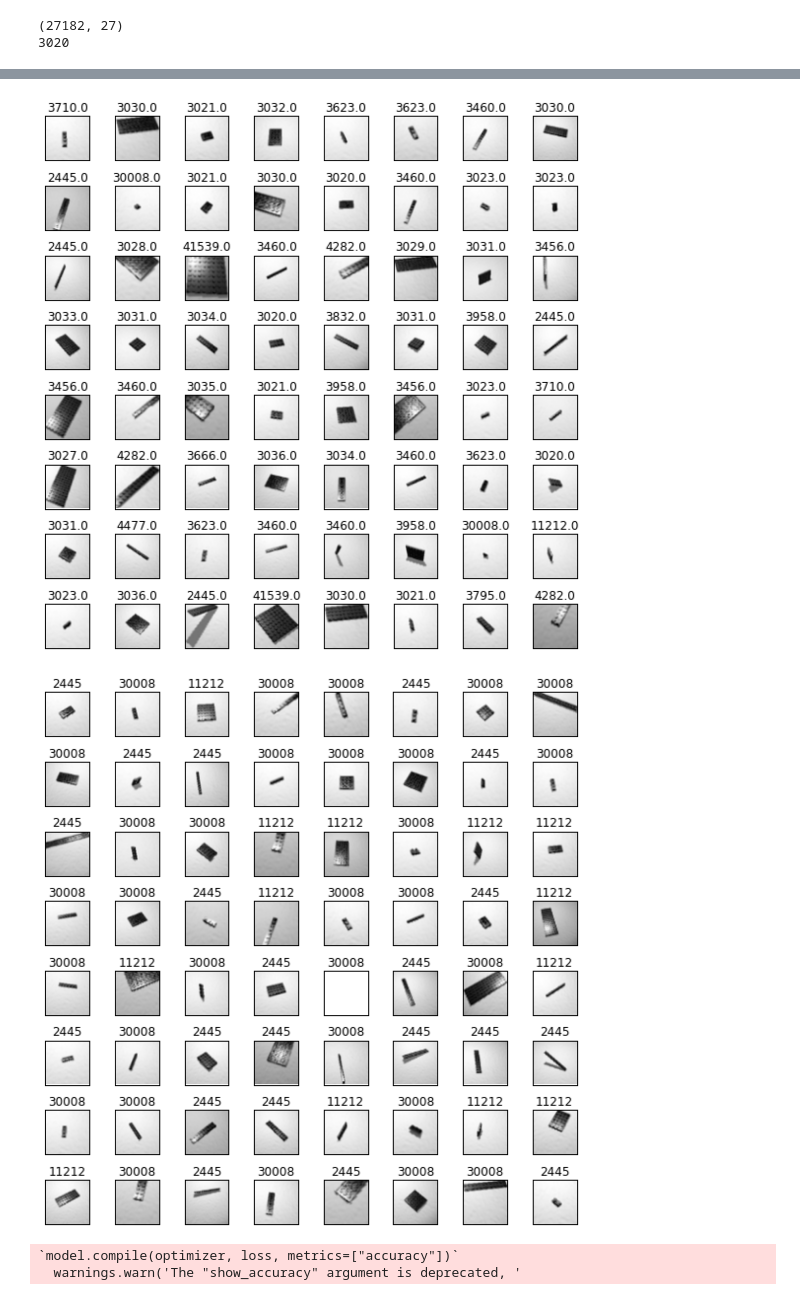
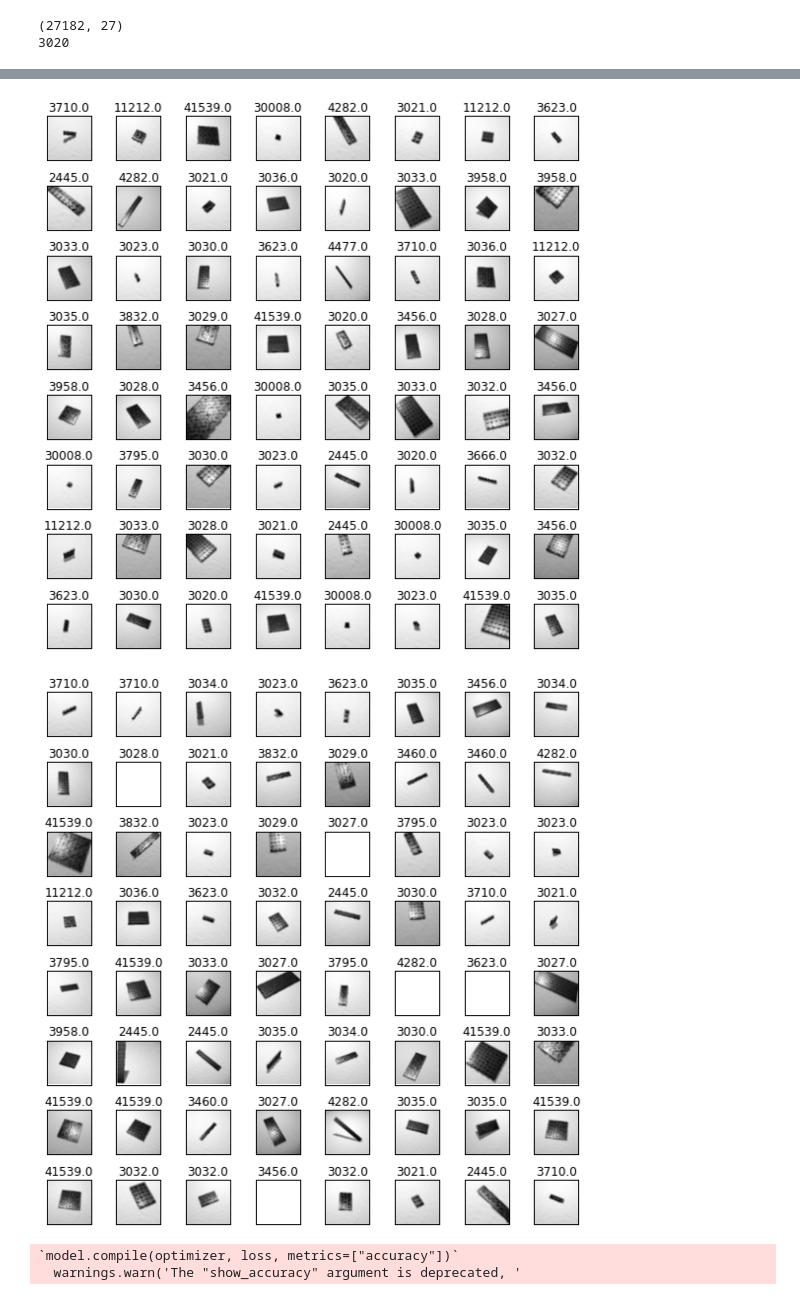
Before and after one commit to clkruse/lego-model, a Jupyter notebook: lego-nn-scratch.ipynb, the cells around one changed output, grey strips where cells are left out. Cells and saved outputs as stored; diff of their text form; code cells hidden in the pictures.

```diff
--- a/lego-nn-scratch.ipynb
+++ b/lego-nn-scratch.ipynb
@@ -168,39 +168,42 @@ X_train, X_val, Y_train, Y_val = train_test_split(images_dim,categorical_labels,
 
 Y_train_text = np.zeros(Y_train.shape[0])
 for i in range(0,len(Y_train_text)):
-    a = np.argmax(Y_train[i])
-    Y_train_text[i] = le.inverse_transform(a)
+    Y_train_text[i] = le.inverse_transform(np.argmax(Y_train[i]))
+
+Y_val_text = np.zeros(Y_val.shape[0])
+for i in range(0,len(Y_val_text)):
+    Y_val_text[i] = le.inverse_transform(np.argmax(Y_val[i]))
 
 X_train = X_train.astype('float32')
 X_train /= 255
 X_val = X_val.astype('float32')
 X_val /= 255
 
 print X_train.shape[0], 'train samples'
 print X_val.shape[0], 'test samples'
 print 'X_train shape:', X_train.shape
 print 'Y_train shape:', Y_train.shape
 print 'X_val shape:', X_val.shape
 print 'Y_val shape:', Y_val.shape
 print 'Max Val of Train X', np.max(X_train[0])
 
 print 'Training'
 plotImageArray(8,X_train[:,:,:,0],Y_train_text)
 
 print 'Validation'
-plotImageArray(8,X_val[:,:,:,0],labels_text)
+plotImageArray(8,X_val[:,:,:,0],Y_val_text)
 # %% [output]
 24463 train samples
 2719 test samples
 X_train shape: (24463, 48, 48, 1)
 Y_train shape: (24463, 27)
 X_val shape: (2719, 48, 48, 1)
 Y_val shape: (2719, 27)
 Max Val of Train X 0.87451
 Training
 Validation
-[figure, old version]
+[figure, new version]
-[figure, old version]
+[figure, new version]
 # %%
 #Model Parameters and Training for VGG-style network
 import tensorflow as tf
```
